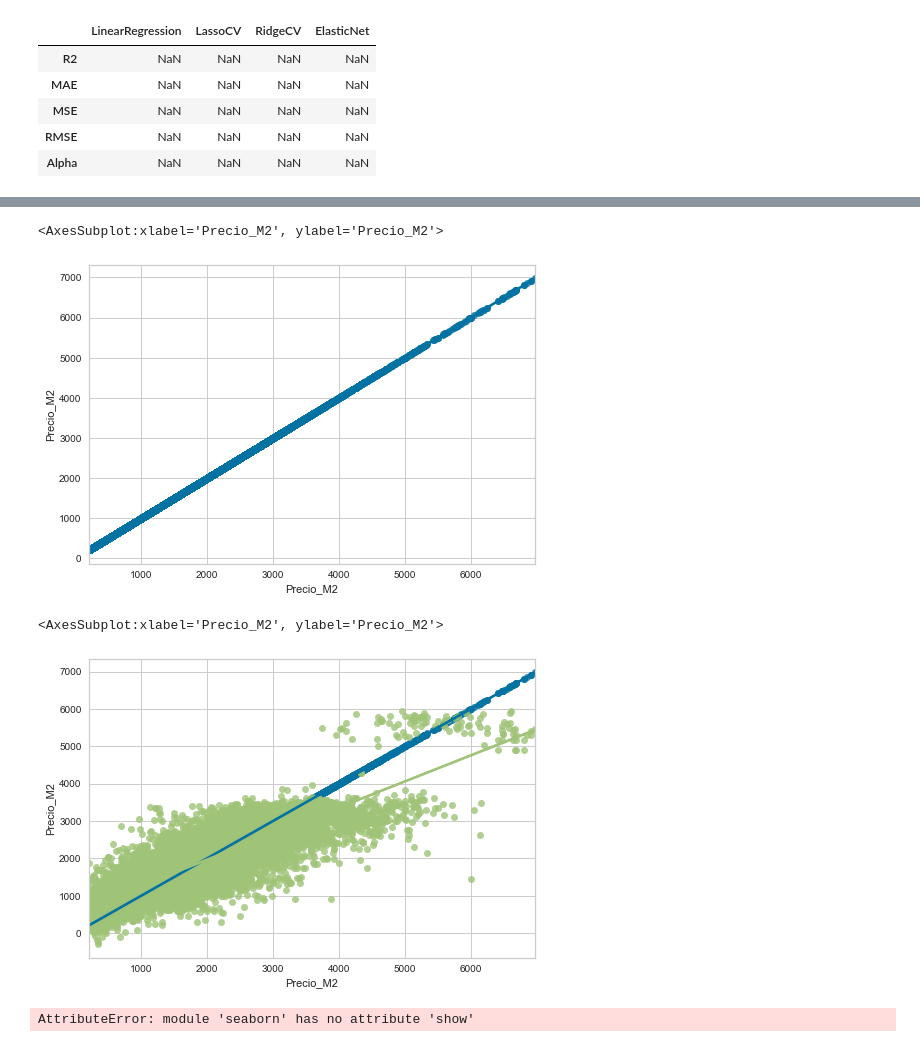
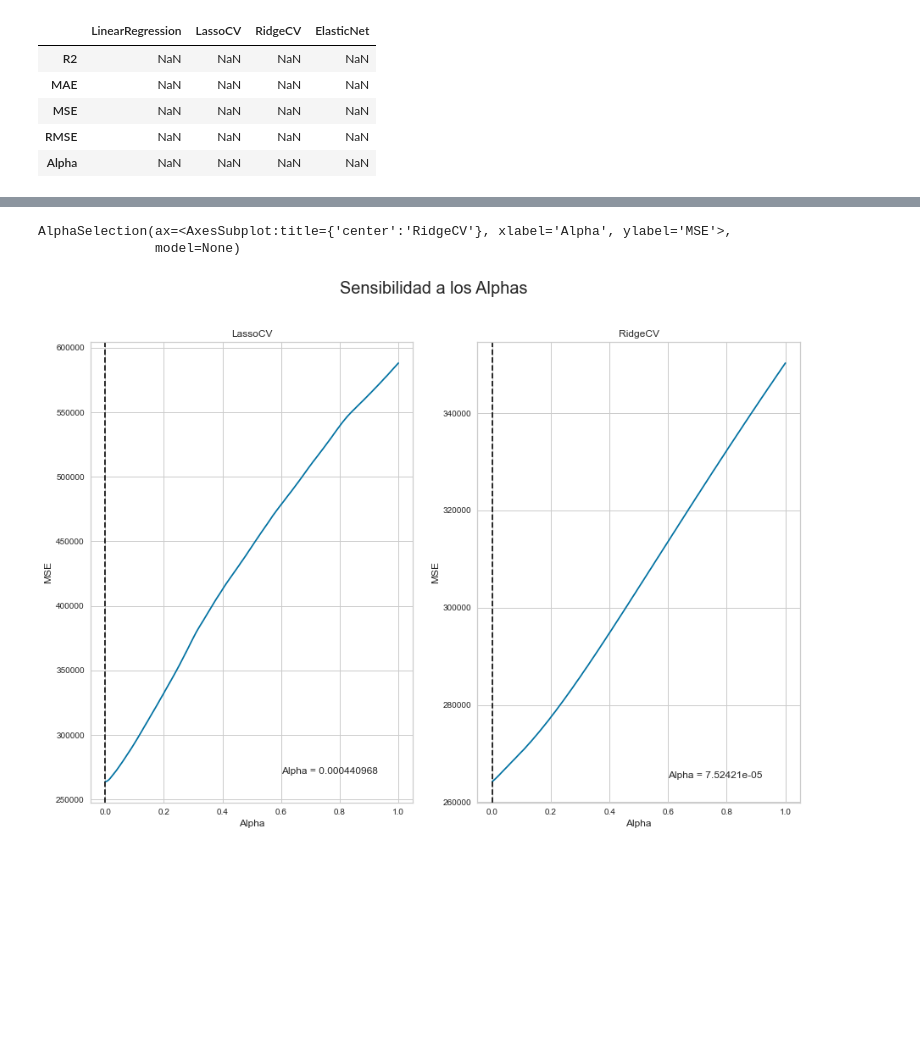
Before and after one commit to astach-DS/TP---Properati, a Jupyter notebook: TP properati PARTE 2.ipynb, the cells around one changed output, grey strips where cells are left out. Drawn from its saved outputs; the diff is of its cells as text; code cells hidden in the pictures; blank space fills up the shorter version.

```diff
--- a/TP properati PARTE 2.ipynb
+++ b/TP properati PARTE 2.ipynb
@@ -403,16 +313,35 @@ sns.regplot(x=ytest,y=ypred,scatter_kws={"color": "black"}, line_kws={"color": "
-# %%
-sns.regplot(x=ytest,y=ytest)
-# %% [output]
-<AxesSubplot:xlabel='Precio_M2', ylabel='Precio_M2'>
-[figure, removed]
-# %%
-fig, ax1 = plt.subplots(ncols=1)
-sns.regplot(x=ytest,y=ytest,ax=ax1)
-sns.regplot(x=ytest,y=ypred,ax=ax1)
-# %% [output]
-<AxesSubplot:xlabel='Precio_M2', ylabel='Precio_M2'>
-[figure, removed]
-# %%
-sns.regplot(x=ytest,y=ypred,scatter_kws={"color": "black"}, line_kws={"color": "red"},ax=ax1)
-# %% [output]
-AttributeError: module 'seaborn' has no attribute 'show'
+# %%
+from sklearn.linear_model import LassoCV
+from yellowbrick.regressor import AlphaSelection
+from sklearn.linear_model import RidgeCV
+
+
+fig, (ax) = plt.subplots(ncols=2,figsize=(15,10))
+fig.suptitle("Sensibilidad a los Alphas", fontsize=20)
+ax[0].set_title('LassoCV', fontsize=12)
+ax[1].set_title('RidgeCV', fontsize=12)
+ax[0].set_xlabel('Alpha', fontsize=12)
+ax[1].set_xlabel('Alpha', fontsize=12)
+ax[0].set_ylabel('MSE', fontsize=12)
+ax[1].set_ylabel('MSE', fontsize=12)
+ax[0].text(0.6,270000,'Alpha = 0.000440968')
+ax[1].text(0.6,265000,'Alpha = 7.52421e-05')
+
+
+
+
+
+alphas = np.logspace(-5, 0, 600)
+
+# Instantiate the linear model and visualizer
+model = LassoCV(alphas=alphas, normalize = True, cv =4)
+visualizer = AlphaSelection(model,ax=ax[0])
+visualizer.fit(xtrain, ytrain)
+
+model = RidgeCV(alphas=alphas, normalize = True)
+visualizer = AlphaSelection(model,ax=ax[1])
+visualizer.fit(xtrain, ytrain)
+# %% [output]
+AlphaSelection(ax=<AxesSubplot:title={'center':'RidgeCV'}, xlabel='Alpha', ylabel='MSE'>,
+               model=None)
+[figure, added]
```
Also changed, not shown: parts of 22 cells of this notebook, 1 other file.
